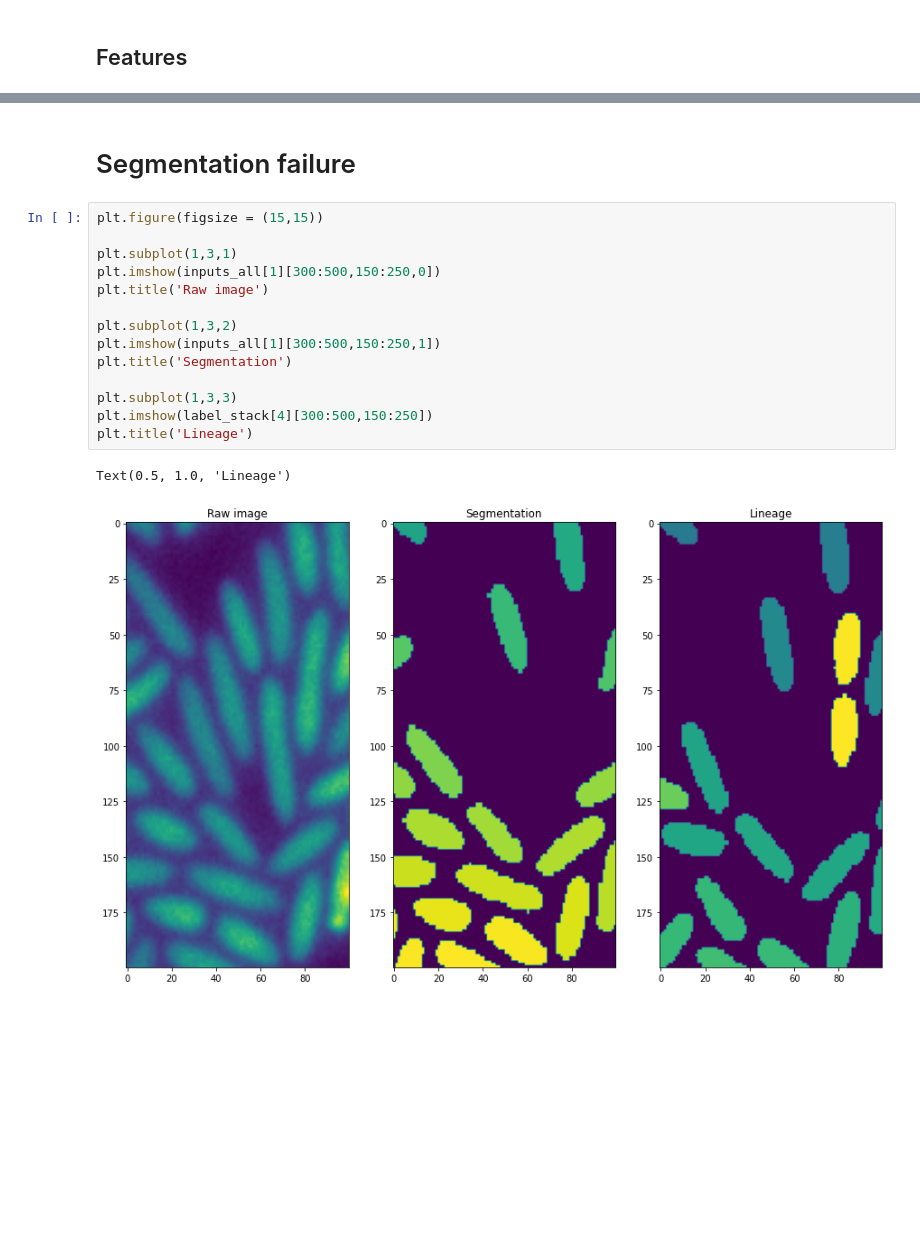
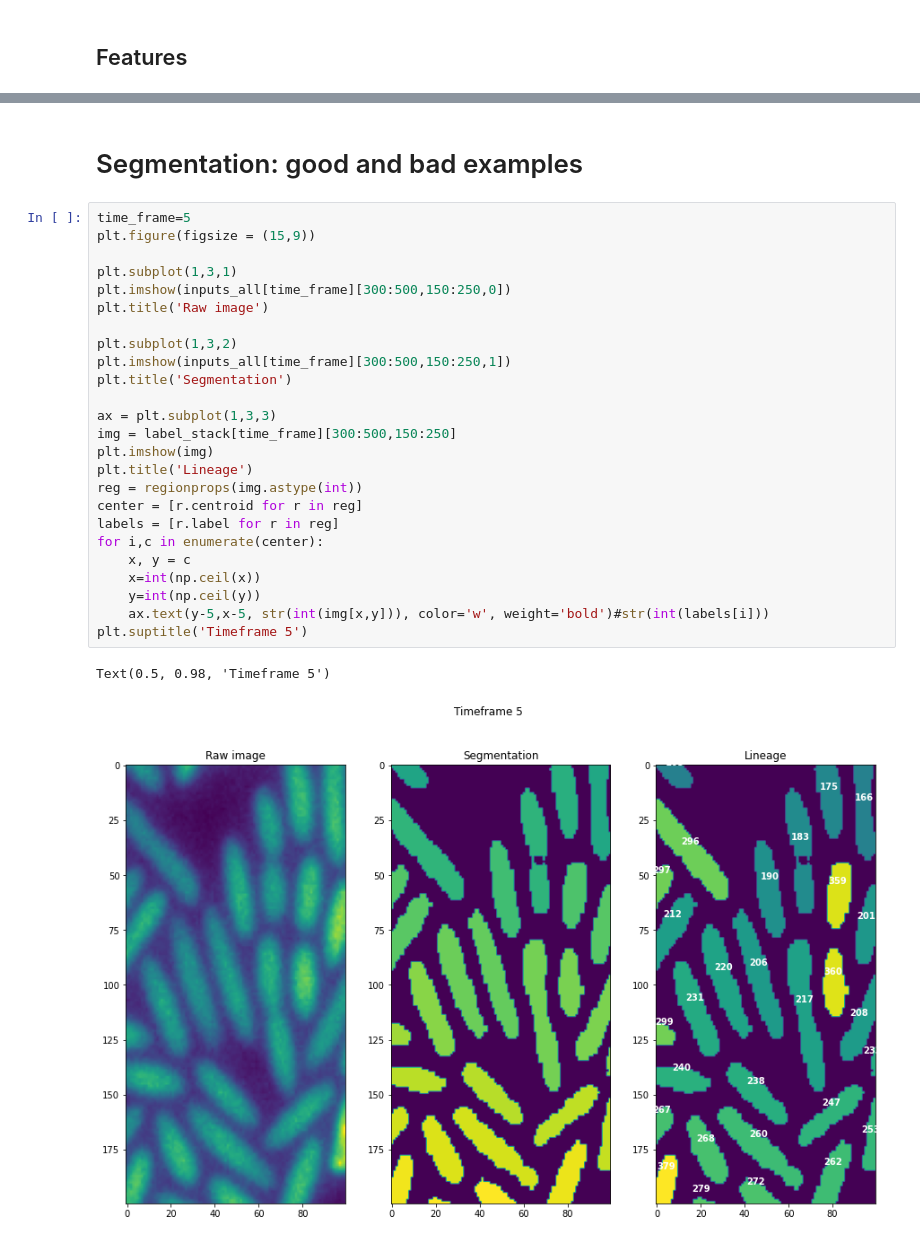
Before and after one commit to ajrzepiela/midap, a Jupyter notebook: notebook/generate-lineages.ipynb, the cells around one changed output, grey strips where cells are left out. Drawn from its saved outputs; the diff is of its cells as text; blank space fills up the shorter version.

Commit message:
Update lineage results
Former-commit-id: 3d73d8ae3729f96659645a67ba59893b33807f41

```diff
--- a/notebook/generate-lineages.ipynb
+++ b/notebook/generate-lineages.ipynb
@@ -168,19 +181,30 @@ plt.show()
-# %% [markdown]
-# Segmentation failure
+# %% [markdown]
+# Segmentation: good and bad examples
 # %%
-plt.figure(figsize = (15,15))
+time_frame=5
+plt.figure(figsize = (15,9))
 
 plt.subplot(1,3,1)
-plt.imshow(inputs_all[1][300:500,150:250,0])
+plt.imshow(inputs_all[time_frame][300:500,150:250,0])
 plt.title('Raw image')
 
 plt.subplot(1,3,2)
-plt.imshow(inputs_all[1][300:500,150:250,1])
+plt.imshow(inputs_all[time_frame][300:500,150:250,1])
 plt.title('Segmentation')
 
-plt.subplot(1,3,3)
-plt.imshow(label_stack[4][300:500,150:250])
+ax = plt.subplot(1,3,3)
+img = label_stack[time_frame][300:500,150:250]
+plt.imshow(img)
 plt.title('Lineage')
+reg = regionprops(img.astype(int))
+center = [r.centroid for r in reg]
+labels = [r.label for r in reg]
+for i,c in enumerate(center):
+    x, y = c
+    x=int(np.ceil(x))
+    y=int(np.ceil(y))
+    ax.text(y-5,x-5, str(int(img[x,y])), color='w', weight='bold')#str(int(labels[i]))
+plt.suptitle('Timeframe 5')
 # %% [output]
-Text(0.5, 1.0, 'Lineage')
+Text(0.5, 0.98, 'Timeframe 5')
-[figure, old version]
+[figure, new version]
```
Also changed, not shown: parts of 12 cells of this notebook, 4 other files.
